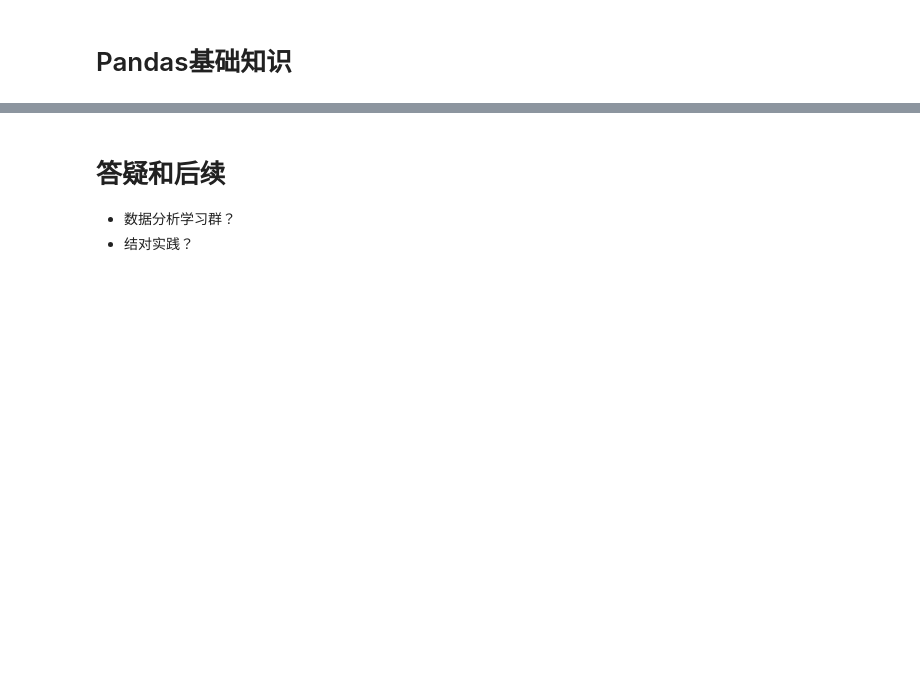
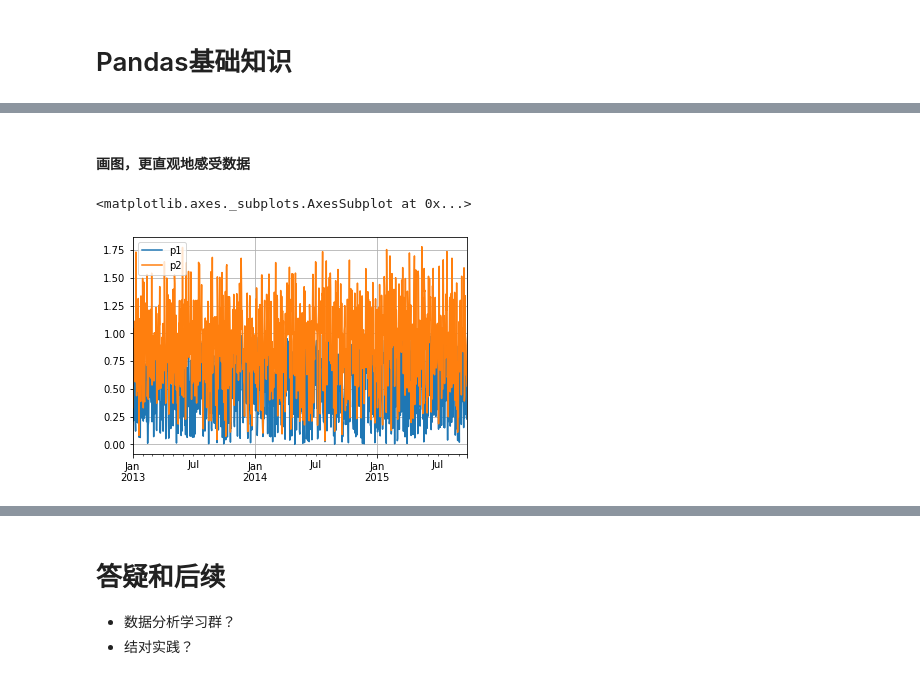
Before and after one commit to huji0624/data_analyze_course, a Jupyter notebook: 数据分析入门.ipynb, the cells around one changed output, grey strips where cells are left out. Saved outputs shown, nothing was run; the diff lists cells and outputs as text; code cells hidden in the pictures; blank space fills up the shorter version.

```diff
--- a/数据分析入门.ipynb
+++ b/数据分析入门.ipynb
@@ -32,2 +123,8 @@
 # %% [markdown]
 # Pandas VS Python
+# %%
+import pandas as pd
+import numpy as np
+import matplotlib.pyplot as plt
+
+plt.rcParams['axes.grid'] = True
@@ -37,0 +198,9 @@
+# %%
+p1 = np.random.random(1000)
+p2 = np.random.random(1000)*0.8 + p1
+df = pd.DataFrame({"p1":p1,"p2":p2})
+dates = pd.date_range("20130101", periods=1000)
+df.index = dates
+
+print(type(df['p1']))
+print(type(df))
@@ -37,0 +334,4 @@
+# %%
+df['date'] = df.index
+df['dayofweek'] = df['date'].dt.dayofweek
+df.head()
@@ -37,0 +394,9 @@
+# %% [markdown]
+#### 画图，更直观地感受数据
+# %%
+price = df[['p1','p2']]
+# %%
+price.plot()
+# %% [output]
+<matplotlib.axes._subplots.AxesSubplot at 0x...>
+[figure, added]
```
Also changed, not shown: parts of 63 cells of this notebook, 3 other files.
